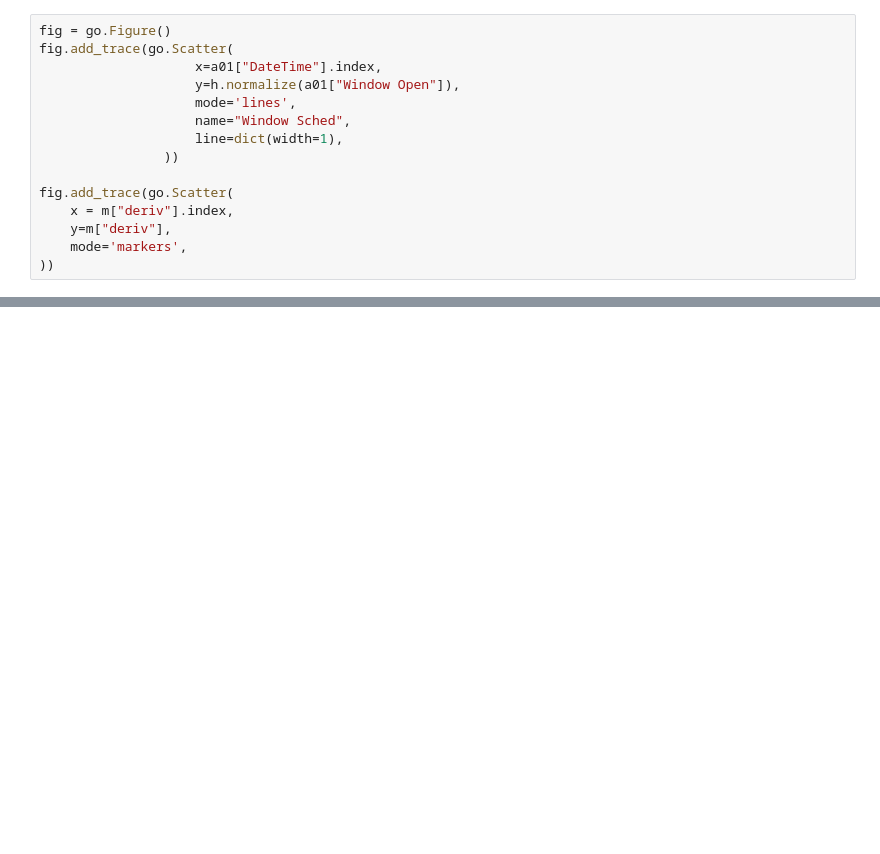
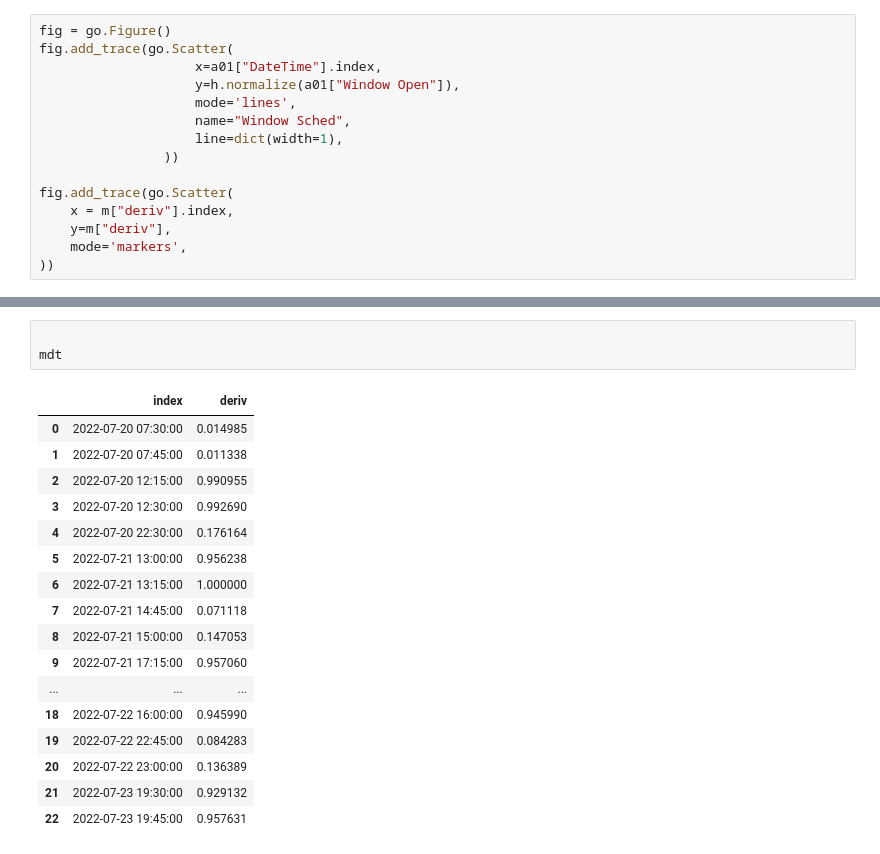
Before and after one commit to juliet29/windows, a Jupyter notebook: analysis/notebooks/230410_winstate.ipynb, the cells around one changed output, grey strips where cells are left out. Drawn from its saved outputs; the diff is of its cells as text; blank space fills up the shorter version.

Commit message:
clean deriv

```diff
--- a/analysis/notebooks/230410_winstate.ipynb
+++ b/analysis/notebooks/230410_winstate.ipynb
@@ -273,0 +151,21 @@ dtype: bool
+# %%
+
+mdt
+# %% [output]
+|  | index | deriv |
+| 0 | 2022-07-20 07:30:00 | 0.014985 |
+| 1 | 2022-07-20 07:45:00 | 0.011338 |
+| 2 | 2022-07-20 12:15:00 | 0.990955 |
+| 3 | 2022-07-20 12:30:00 | 0.992690 |
+| 4 | 2022-07-20 22:30:00 | 0.176164 |
+| 5 | 2022-07-21 13:00:00 | 0.956238 |
+| 6 | 2022-07-21 13:15:00 | 1.000000 |
+| 7 | 2022-07-21 14:45:00 | 0.071118 |
+| 8 | 2022-07-21 15:00:00 | 0.147053 |
+| 9 | 2022-07-21 17:15:00 | 0.957060 |
+| ... | ... | ... |
+| 18 | 2022-07-22 16:00:00 | 0.945990 |
+| 19 | 2022-07-22 22:45:00 | 0.084283 |
+| 20 | 2022-07-22 23:00:00 | 0.136389 |
+| 21 | 2022-07-23 19:30:00 | 0.929132 |
+| 22 | 2022-07-23 19:45:00 | 0.957631 |
```
Also changed, not shown: parts of 18 cells of this notebook.
